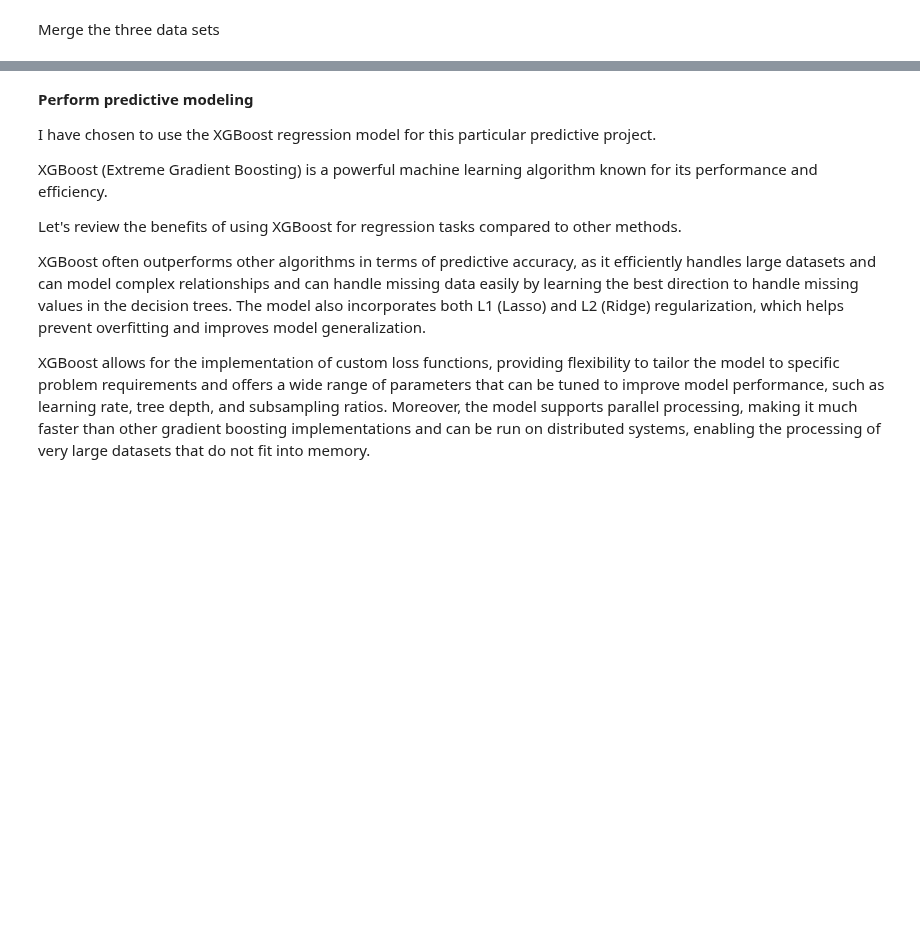
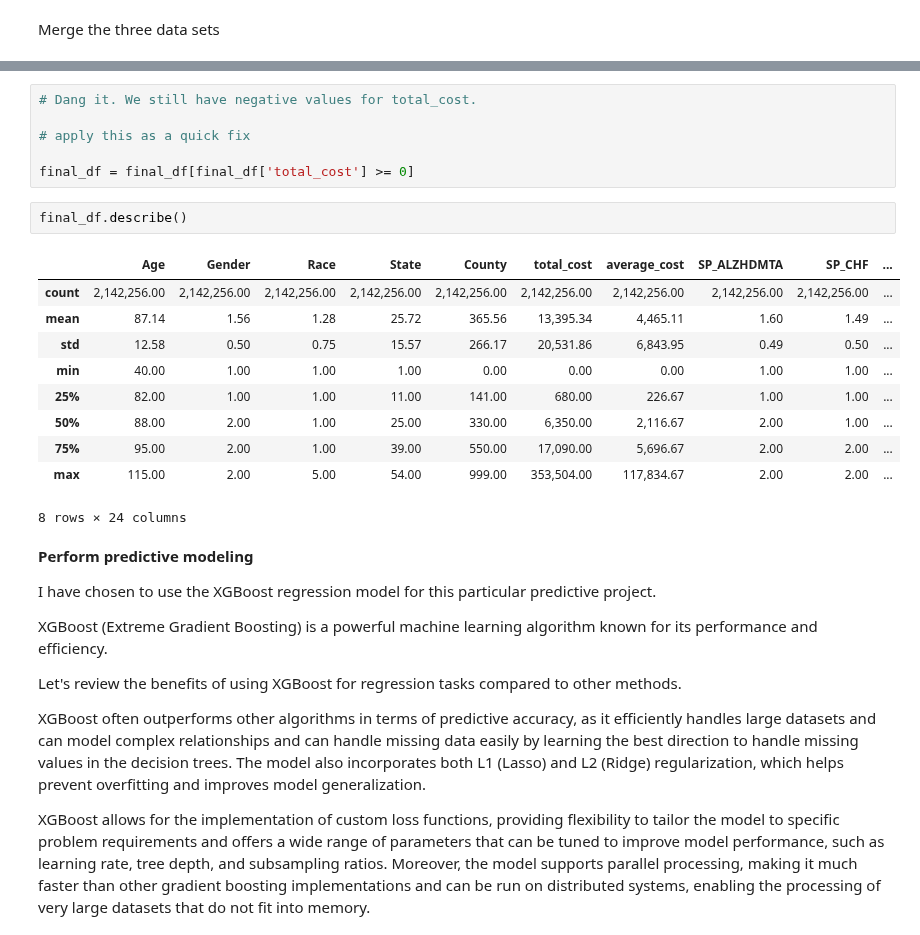
Before and after one commit to jcarhart1/cms, a Jupyter notebook: notebooks/1_predictive_modeling.ipynb, the cells around one changed output, grey strips where cells are left out. Drawn from its saved outputs; the diff is of its cells as text; blank space fills up the shorter version.

```diff
--- a/notebooks/1_predictive_modeling.ipynb
+++ b/notebooks/1_predictive_modeling.ipynb
@@ -967,4 +969,23 @@ final_df.describe()
 8 rows × 24 columns
+# %%
+# Dang it. We still have negative values for total_cost.
+
+# apply this as a quick fix
+
+final_df = final_df[final_df['total_cost'] >= 0]
+# %%
+final_df.describe()
+# %% [output]
+|  | Age | Gender | Race | State | County | total_cost | average_cost | SP_ALZHDMTA | SP_CHF | ... |
+| count | 2,142,256.00 | 2,142,256.00 | 2,142,256.00 | 2,142,256.00 | 2,142,256.00 | 2,142,256.00 | 2,142,256.00 | 2,142,256.00 | 2,142,256.00 | ... |
+| mean | 87.14 | 1.56 | 1.28 | 25.72 | 365.56 | 13,395.34 | 4,465.11 | 1.60 | 1.49 | ... |
+| std | 12.58 | 0.50 | 0.75 | 15.57 | 266.17 | 20,531.86 | 6,843.95 | 0.49 | 0.50 | ... |
+| min | 40.00 | 1.00 | 1.00 | 1.00 | 0.00 | 0.00 | 0.00 | 1.00 | 1.00 | ... |
+| 25% | 82.00 | 1.00 | 1.00 | 11.00 | 141.00 | 680.00 | 226.67 | 1.00 | 1.00 | ... |
+| 50% | 88.00 | 2.00 | 1.00 | 25.00 | 330.00 | 6,350.00 | 2,116.67 | 2.00 | 1.00 | ... |
+| 75% | 95.00 | 2.00 | 1.00 | 39.00 | 550.00 | 17,090.00 | 5,696.67 | 2.00 | 2.00 | ... |
+| max | 115.00 | 2.00 | 5.00 | 54.00 | 999.00 | 353,504.00 | 117,834.67 | 2.00 | 2.00 | ... |
+8 rows × 24 columns
 # %% [markdown]
 **Perform predictive modeling**
 
```
Also changed, not shown: parts of 25 cells of this notebook.
